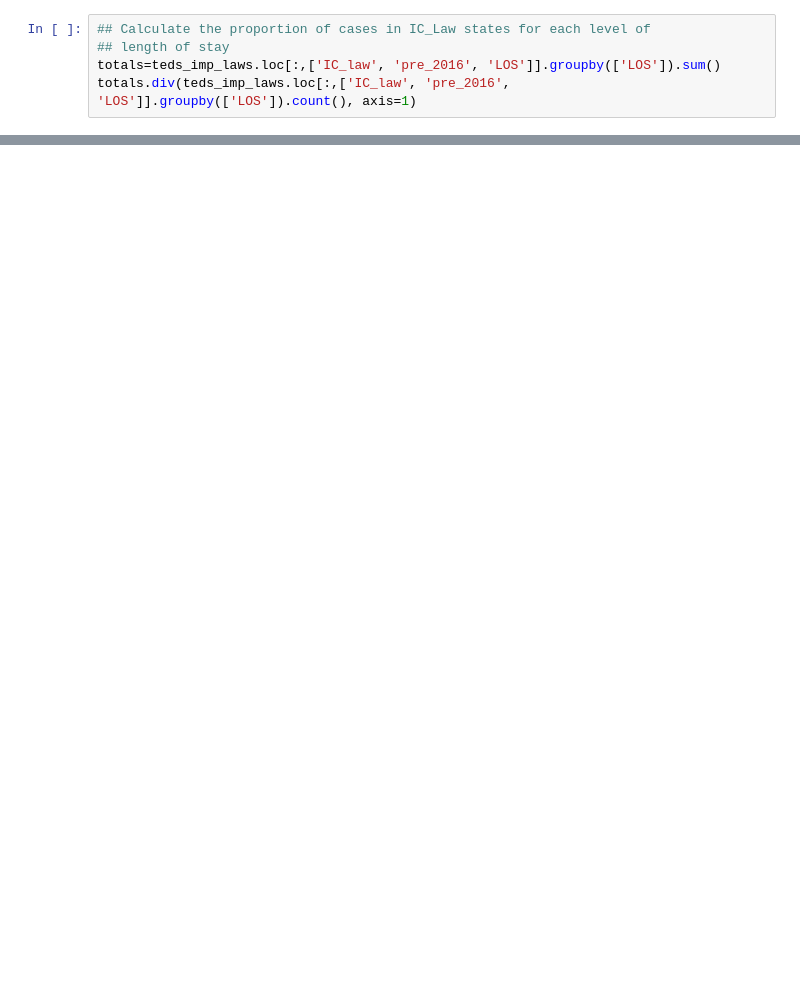
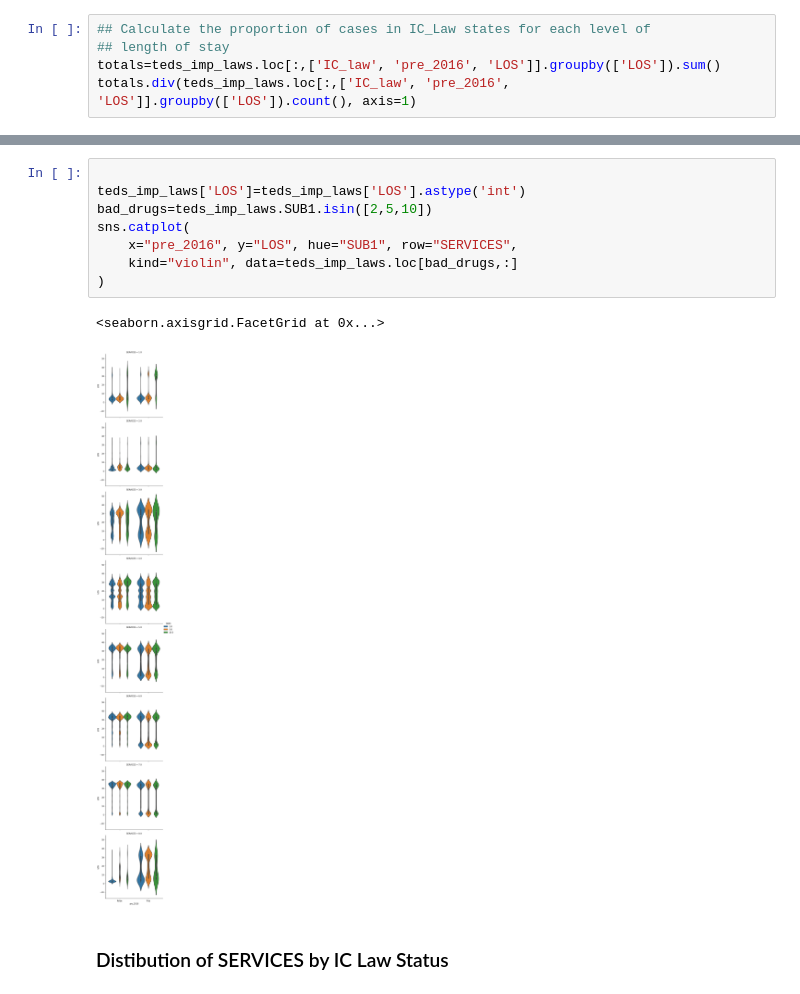
Before and after one commit to afaranda/TEDS_Housing_Employment_Study, a Jupyter notebook: notebooks/01_Explore_And_Process.ipynb, the cells around one changed output, grey strips where cells are left out. Drawn from its saved outputs; the diff is of its cells as text; blank space fills up the shorter version.

Commit message:
Added analysis for SERVICES by IC Laws

```diff
--- a/notebooks/01_Explore_And_Process.ipynb
+++ b/notebooks/01_Explore_And_Process.ipynb
@@ -325,0 +381,13 @@ sns.catplot(
+# %%
+
+teds_imp_laws['LOS']=teds_imp_laws['LOS'].astype('int')
+bad_drugs=teds_imp_laws.SUB1.isin([2,5,10])
+sns.catplot(
+    x="pre_2016", y="LOS", hue="SUB1", row="SERVICES",
+    kind="violin", data=teds_imp_laws.loc[bad_drugs,:]
+)
+# %% [output]
+<seaborn.axisgrid.FacetGrid at 0x...>
+[figure, added]
+# %% [markdown]
+### Distibution of SERVICES by IC Law Status
```
Also changed, not shown: parts of 8 cells of this notebook, 1 other file.
